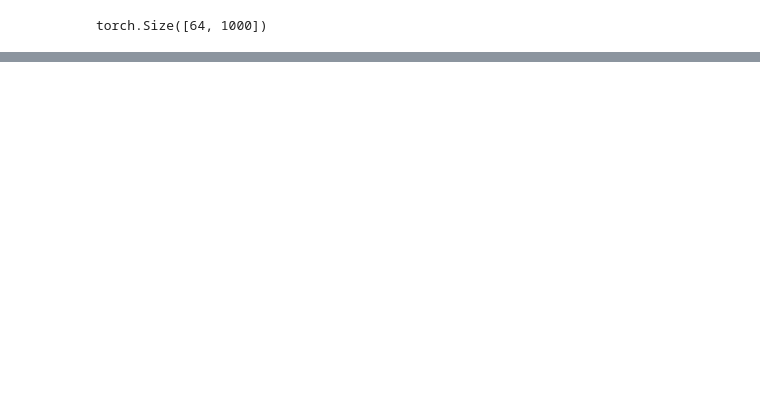
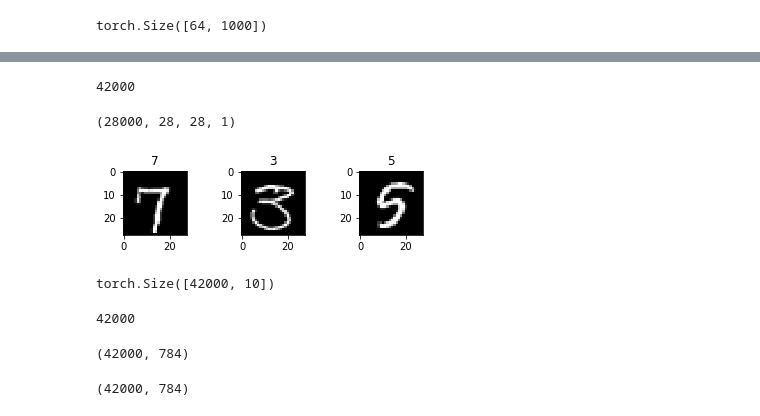
Before and after one commit to ClarkGuilty/toyingWithTorch, a Jupyter notebook: autograd.ipynb, the cells around one changed output, grey strips where cells are left out. Saved outputs shown, nothing was run; the diff lists cells and outputs as text; code cells hidden in the pictures; blank space fills up the shorter version.

```diff
--- a/autograd.ipynb
+++ b/autograd.ipynb
@@ -271,0 +275,18 @@ plt.legend()
+# %%
+import torch
+import torch.nn as nn
+import torch.nn.functional as F
+import pandas as pd
+import matplotlib.pyplot as plt
+import numpy as np
+%matplotlib inline
+
+#Train data.
+train = pd.read_csv("input/train.csv")
+print(train.shape)
+train.head()
+
+#Test data.
+test= pd.read_csv("input/test.csv")
+print(test.shape)
+test.head()
@@ -271,0 +303,20 @@ plt.legend()
+# %%
+X_train = (train.iloc[:,1:].values).astype('float32') # all pixel values
+y_train = train.iloc[:,0].values.astype('int32') # only labels i.e targets digits
+X_test = test.values.astype('float32')
+print(len(X_train))
+
+X_train = X_train.reshape(X_train.shape[0], 28, 28) #Un arreglo de 42000 imagenes de 28 x 28
+X_test = X_test.reshape(X_test.shape[0], 28, 28,1)
+X_test.shape
+# %% [output]
+42000
+(28000, 28, 28, 1)
+# %%
+j = 6
+for i in range(j, j+3):
+    plt.subplot(330 + (i+1))
+    plt.imshow(X_train[i], cmap=plt.get_cmap('gray'))
+    plt.title(y_train[i]);
+# %% [output]
+[figure, added]
@@ -271,0 +331,10 @@ plt.legend()
+# %%
+from keras.utils.np_utils import to_categorical
+y_train = train.iloc[:,0].values.astype('int32') #En caso de que por el orden de ejecución del notebook haya cambiado.
+y_train= to_categorical(y_train)
+num_classes = y_train.shape[1]
+y_train = torch.from_numpy(y_train)
+X_train = torch.from_numpy(X_train)
+y_train.shape
+# %% [output]
+torch.Size([42000, 10])
@@ -271,0 +345,26 @@ plt.legend()
+# %%
+X_train = (train.iloc[:,1:].values).astype('float32') # all pixel values
+y_train = train.iloc[:,0].values.astype('int32') # only labels i.e targets digits
+X_test = test.values.astype('float32')
+print(len(X_train))
+
+#X_train = X_train.reshape(X_train.shape[0], 28, 28) #Un arreglo de 42000 imagenes de 28 x 28
+#X_test = X_test.reshape(X_test.shape[0], 28, 28,1)
+X_test.shape
+X_train.shape
+# %% [output]
+42000
+(42000, 784)
+# %%
+device = torch.device("cuda:0" if torch.cuda.is_available() else "cpu")
+class Cordero(nn.Module):
+    def __init__(self):
+        super(Cordero, self).__init__()
+        self.standard = standardize
+
+    def forward(self, x):
+       x = F.relu(self.standard(x))
+       return x
+X_train.shape
+# %% [output]
+(42000, 784)
```
Also changed, not shown: parts of 9 cells of this notebook, 11 other files.
